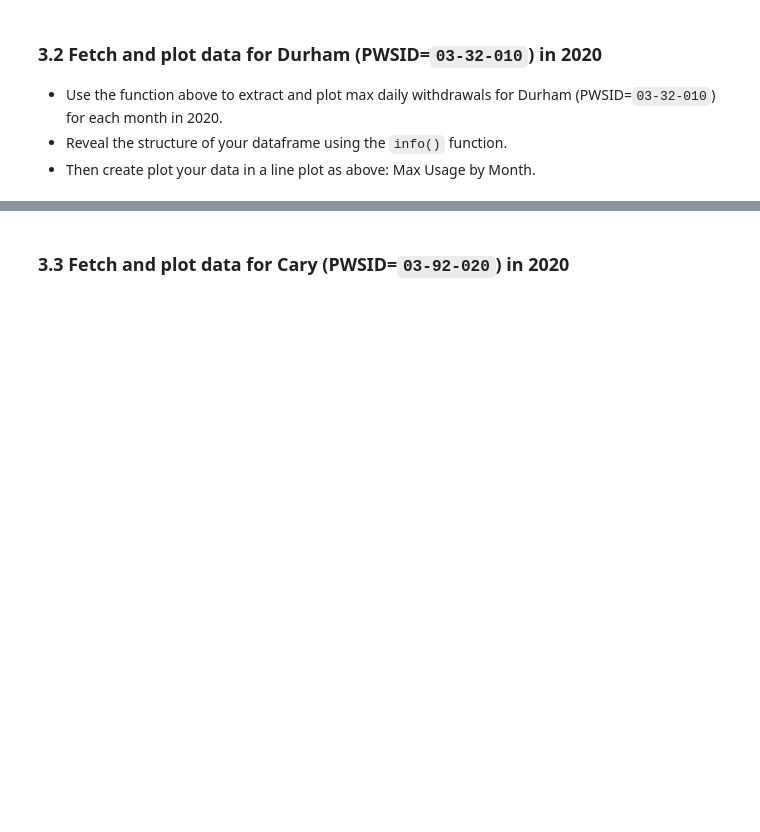
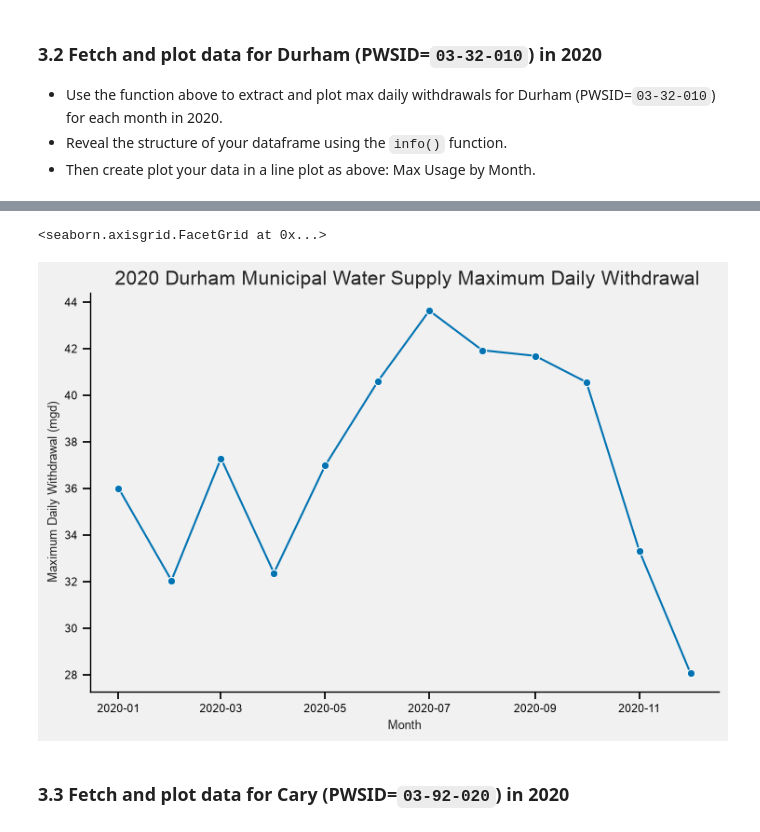
Before and after one commit to sarahj-hall/ENV700, a Jupyter notebook: Assignments/A6-DataScraping.ipynb, the cells around one changed output, grey strips where cells are left out. Saved outputs shown, nothing was run; the diff lists cells and outputs as text; code cells hidden in the pictures; blank space fills up the shorter version.

```diff
--- a/Assignments/A6-DataScraping.ipynb
+++ b/Assignments/A6-DataScraping.ipynb
@@ -161,3 +242,9 @@ Note that the PWSID and the year appear in the web address for the page we scrap
 * Then create plot your data in a line plot as above: Max Usage by Month.
 # %%
 # 3.2.1 Scrape data for 03-32-010 in 2020 & display its structure
+the_year = 2020
+Facility_Id = '03-32-010'
+
+df_durham_2020 = scrape_it(Facility_Id,the_year)
+
+df_durham_2020.info()
@@ -164,5 +282,22 @@ Note that the PWSID and the year appear in the web address for the page we scrap
 # %%
 # 3.2.2 Plot the data
+t = sns.relplot(
+    data = df_durham_2020,
+    x = 'Date',
+    y = 'Maximum_Daily_Use',
+    kind = 'line',
+    marker = 'o',
+    aspect = 1.5
+)
+
+t.set(
+    xlabel = ("Month"),
+    ylabel = "Maximum Daily Withdrawal (mgd)",
+    title = f" {the_year} Durham Municipal Water Supply Maximum Daily Withdrawal"
+)
+# %% [output]
+<seaborn.axisgrid.FacetGrid at 0x...>
+[figure, added]
 # %% [markdown]
 ### 3.3 Fetch and plot data for Cary (PWSID=`03-92-020`) in 2020
 # %%
```
Also changed, not shown: parts of 10 cells of this notebook.
